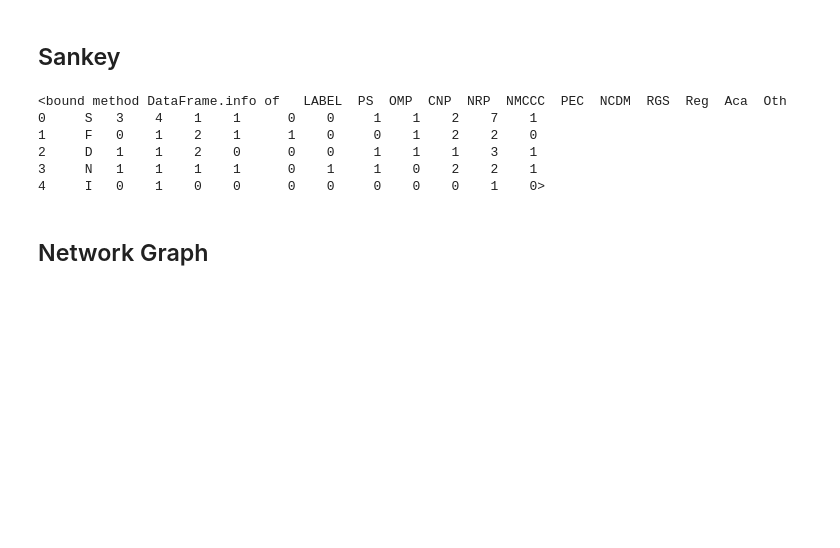
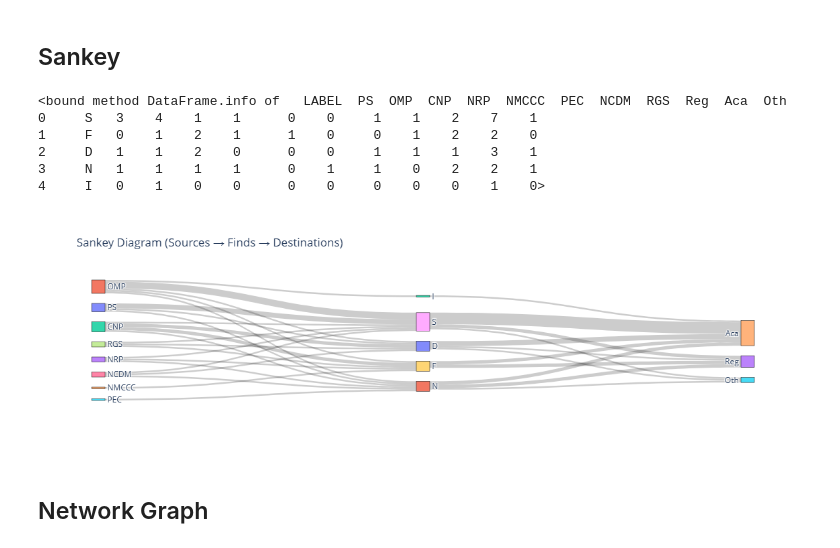
Before and after one commit to jbotmallen/DATA_ANALYTICS, a Jupyter notebook: Assigments/Assignment_2/assignment2.ipynb, the cells around one changed output. Drawn from its saved outputs; the diff is of its cells as text; code cells hidden in the pictures; blank space fills up the shorter version.

Commit message:
fixed sankey graphs

```diff
--- a/Assigments/Assignment_2/assignment2.ipynb
+++ b/Assigments/Assignment_2/assignment2.ipynb
@@ -80,49 +80,58 @@ df_bar.info
 import pandas as pd
 import plotly.graph_objects as go
 
-# Load the data (replace 'data.csv' with your actual file path)
+# Load the CSV file (update the filename as needed)
 df = pd.read_csv("sankey_assignment.csv")
 
-# Define sources and targets
+# Define the three sets of nodes
 sources = list(df.columns[1:-3])  # ['PS', 'OMP', 'CNP', 'NRP', 'NMCCC', 'PEC', 'NCDM', 'RGS']
-targets = list(df.columns[-3:])   # ['Reg', 'Aca', 'Oth']
+finds = list(df['LABEL'])          # ['S', 'F', 'D', 'N', 'I']
+destinations = list(df.columns[-3:])  # ['Reg', 'Aca', 'Oth']
 
-# Prepare links for the Sankey diagram
+# Create a combined list of all unique nodes
+nodes = sources + finds + destinations
+node_indices = {name: i for i, name in enumerate(nodes)}  # Assigning an index to each node
+
+# Create links from sources to finds
 links = []
 for _, row in df.iterrows():
     for source in sources:
-        for target in targets:
-            value = row[target]
-            if value > 0:  # Only include nonzero flows
-                links.append((source, target, value))
+        value = row[source]
+        if value > 0:  # Only add non-zero flows
+            links.append((source, row['LABEL'], value))  # Connect source to find
 
-# Create node labels
-nodes = sources + targets
-node_indices = {name: i for i, name in enumerate(nodes)}
+# Create links from finds to destinations
+for _, row in df.iterrows():
+    for destination in destinations:
+        value = row[destination]
+        if value > 0:  # Only add non-zero flows
+            links.append((row['LABEL'], destination, value))  # Connect find to destination
 
-# Convert links to Sankey format
+# Convert links into Sankey format
 sankey_links = {
     "source": [node_indices[src] for src, tgt, val in links],
     "target": [node_indices[tgt] for src, tgt, val in links],
     "value": [val for src, tgt, val in links],
 }
 
 # Create the Sankey diagram
 fig = go.Figure(go.Sankey(
     node=dict(
         pad=15,
         thickness=20,
         line=dict(color="black", width=0.5),
         label=nodes
     ),
     link=sankey_links
 ))
 
 # Set layout title
-fig.update_layout(title_text="Sankey Diagram from CSV Data", font_size=12)
+fig.update_layout(title_text="Sankey Diagram (Sources → Finds → Destinations)", font_size=12)
 
 # Show the figure
 fig.show()
+# %% [output]
+[figure, added]
 # %% [markdown]
 ## Network Graph
 # %%
```
